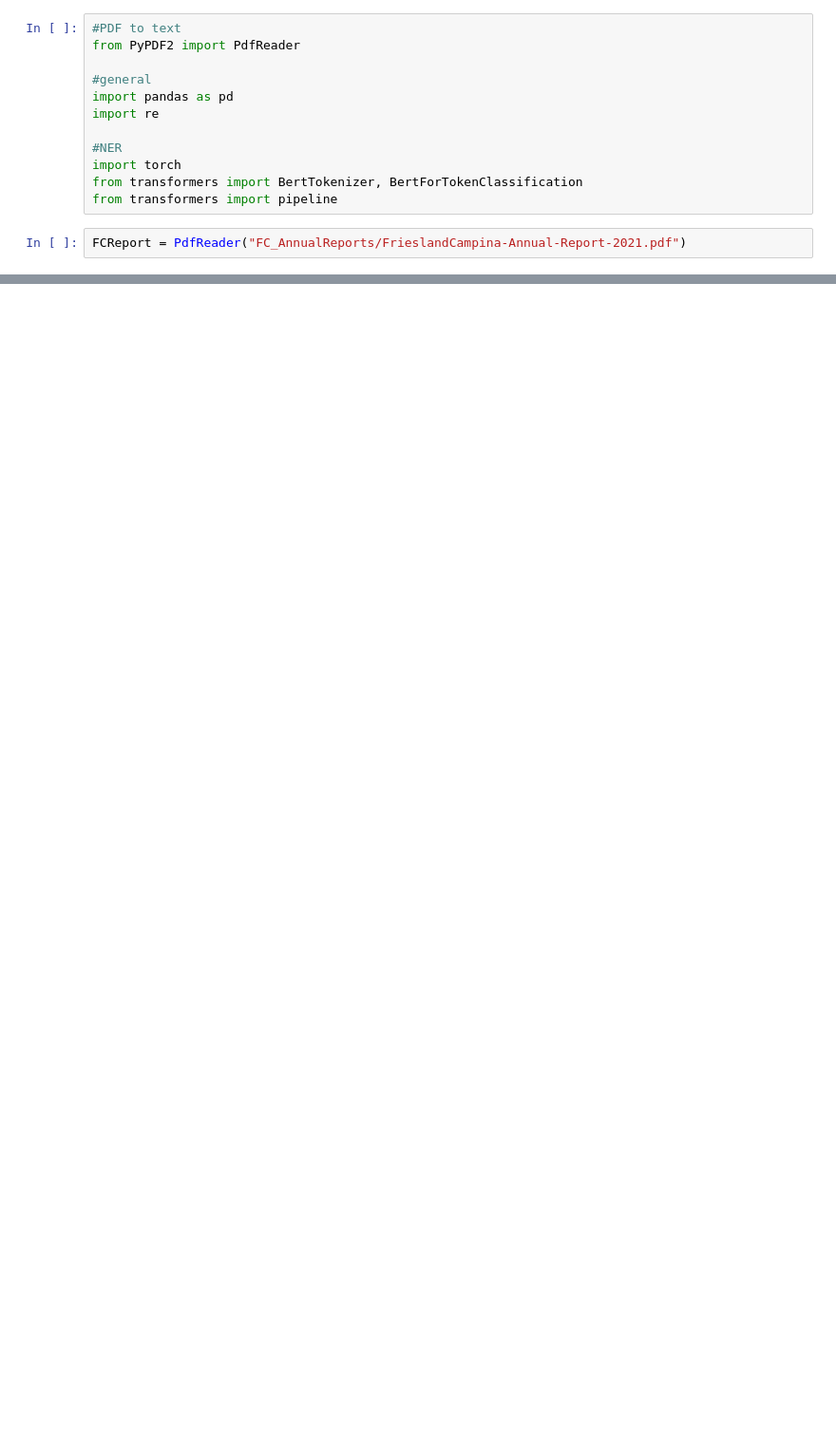
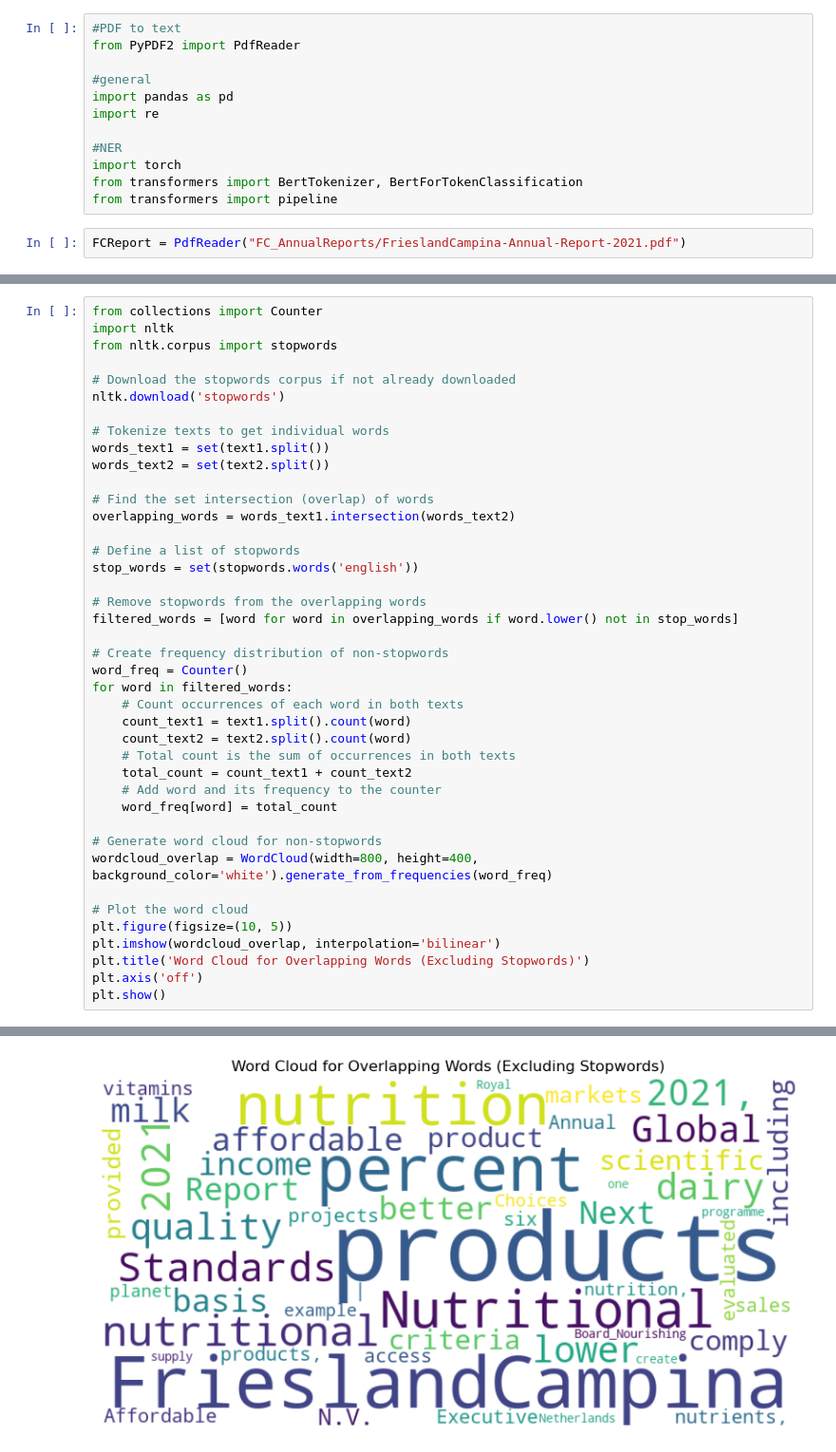
Before and after one commit to kapekm/FrieslandCampinaCaseStudy, a Jupyter notebook: FCCaseNotebook.ipynb, the cells around one changed output, grey strips where cells are left out. Shown at 95% size. Saved outputs shown, nothing was run; the diff lists cells and outputs as text; blank space fills up the shorter version.

```diff
--- a/FCCaseNotebook.ipynb
+++ b/FCCaseNotebook.ipynb
@@ -70,0 +174,42 @@ for sentence in sentences:
+# %%
+from collections import Counter
+import nltk
+from nltk.corpus import stopwords
+
+# Download the stopwords corpus if not already downloaded
+nltk.download('stopwords')
+
+# Tokenize texts to get individual words
+words_text1 = set(text1.split())
+words_text2 = set(text2.split())
+
+# Find the set intersection (overlap) of words
+overlapping_words = words_text1.intersection(words_text2)
+
+# Define a list of stopwords
+stop_words = set(stopwords.words('english'))
+
+# Remove stopwords from the overlapping words
+filtered_words = [word for word in overlapping_words if word.lower() not in stop_words]
+
+# Create frequency distribution of non-stopwords
+word_freq = Counter()
+for word in filtered_words:
+    # Count occurrences of each word in both texts
+    count_text1 = text1.split().count(word)
+    count_text2 = text2.split().count(word)
+    # Total count is the sum of occurrences in both texts
+    total_count = count_text1 + count_text2
+    # Add word and its frequency to the counter
+    word_freq[word] = total_count
+
+# Generate word cloud for non-stopwords
+wordcloud_overlap = WordCloud(width=800, height=400, background_color='white').generate_from_frequencies(word_freq)
+
+# Plot the word cloud
+plt.figure(figsize=(10, 5))
+plt.imshow(wordcloud_overlap, interpolation='bilinear')
+plt.title('Word Cloud for Overlapping Words (Excluding Stopwords)')
+plt.axis('off')
+plt.show()
+# %% [output]
@@ -70,0 +219 @@ for sentence in sentences:
+[figure, added]
```
Also changed, not shown: parts of 16 cells of this notebook.
